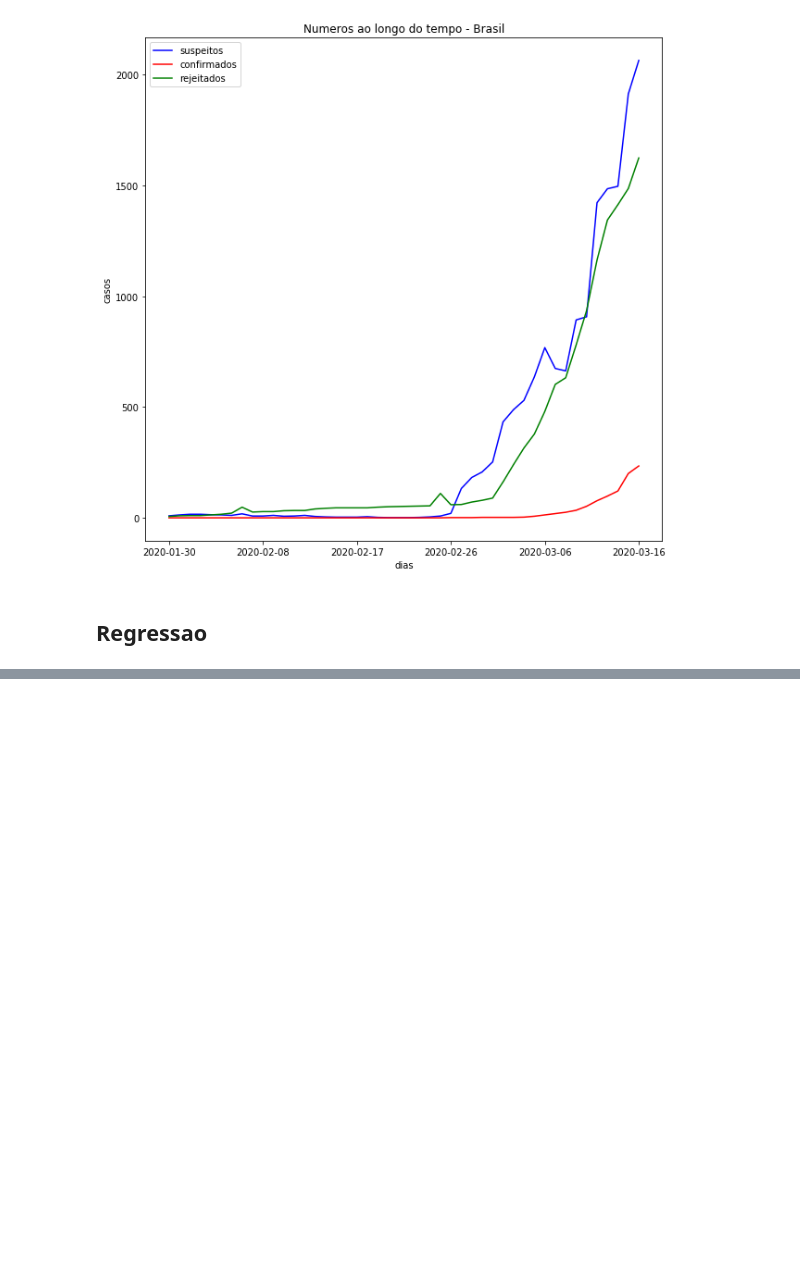
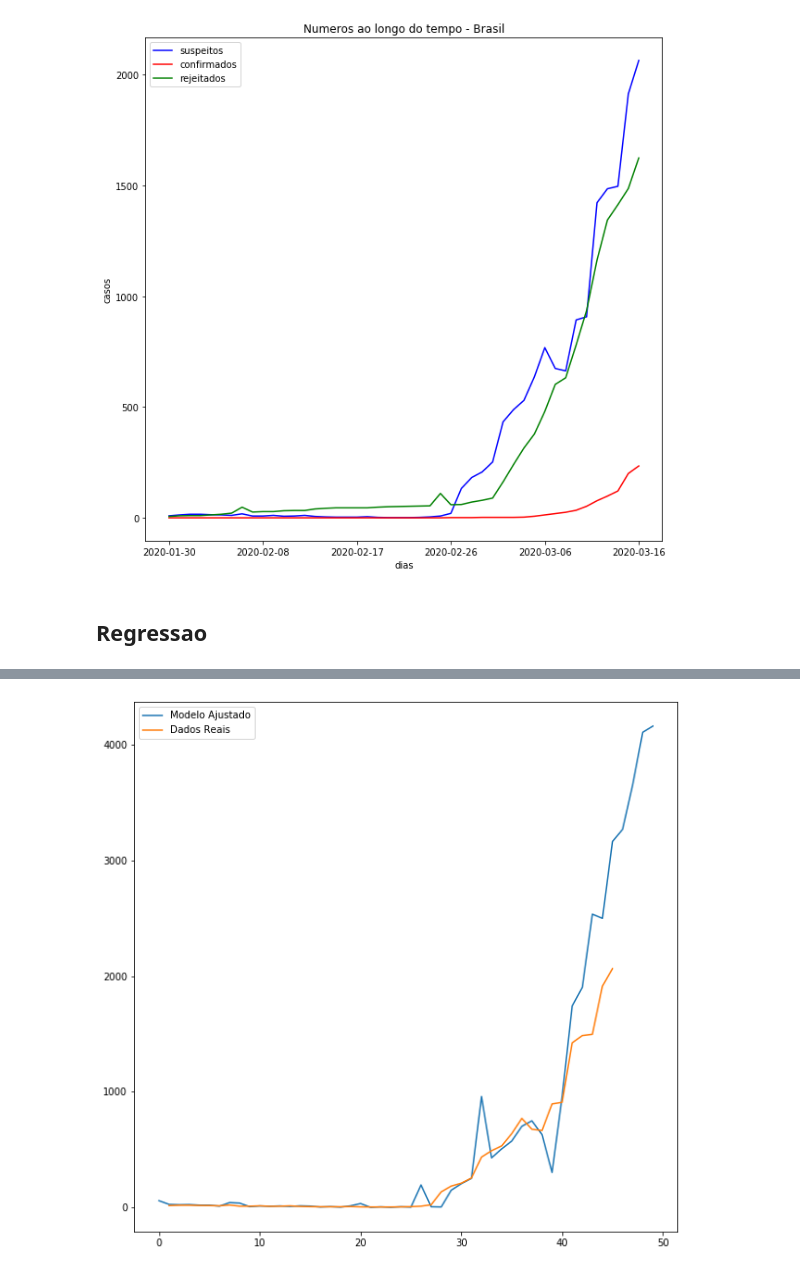
Before and after one commit to pedrosergiot/corona_virus, a Jupyter notebook: Testes_brasil_covid19.ipynb, the cells around one changed output, grey strips where cells are left out. Saved outputs shown, nothing was run; the diff lists cells and outputs as text; code cells hidden in the pictures; blank space fills up the shorter version.

```diff
--- a/Testes_brasil_covid19.ipynb
+++ b/Testes_brasil_covid19.ipynb
@@ -65,0 +83,32 @@ plt.xticks(range(0,len(casos_dia),9));
+# %%
+from statsmodels.tsa.arima_model import ARIMA
+from sklearn.model_selection import TimeSeriesSplit
+from sklearn.metrics import mean_squared_error
+
+folds = TimeSeriesSplit(n_splits=5)
+error = []
+
+model = ARIMA(casos_dia.loc[0:41]['suspects'].values,order=(3,1,1))
+fit_results = model.fit(disp=0)
+test_results = fit_results.predict(1,50,typ='levels')
+
+fig, ax = plt.subplots(figsize=(10,10))
+
+ax.plot(test_results)
+ax.plot(casos_dia.loc[1:45]['suspects'])
+ax.legend(['Modelo Ajustado','Dados Reais']);
+
+
+#for train,test in folds.split(casos_dia.loc[:]['suspects']):
+#    print(test)
+#    print(train)
+#    model = ARIMA(casos_dia.loc[train]['suspects'].values,order=(1,1,0))
+#    fit_results = model.fit(disp=0)
+#    test_results = fit_results.predict(test[0],test[-1],typ='levels')
+#    error.append(mean_squared_error(casos_dia.loc[test]['suspects'].values, test_results))
+
+#    print(error)
+
+#plt.plot(error)
+# %% [output]
+[figure, added]
```
Also changed, not shown: parts of 3 cells of this notebook, 1 other file.
